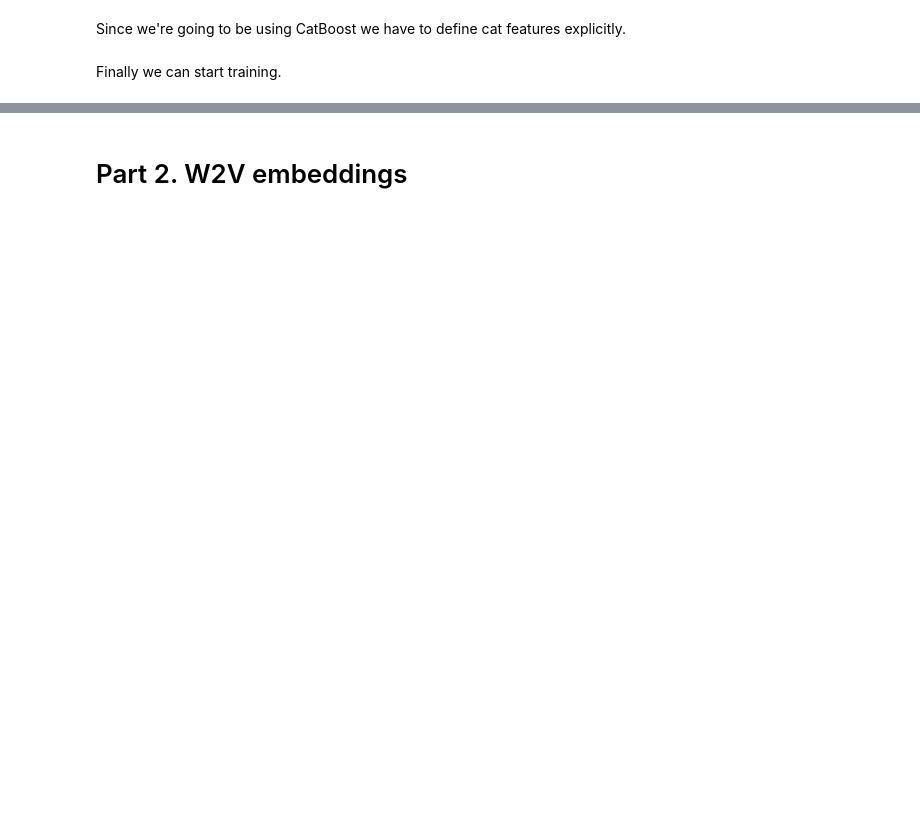
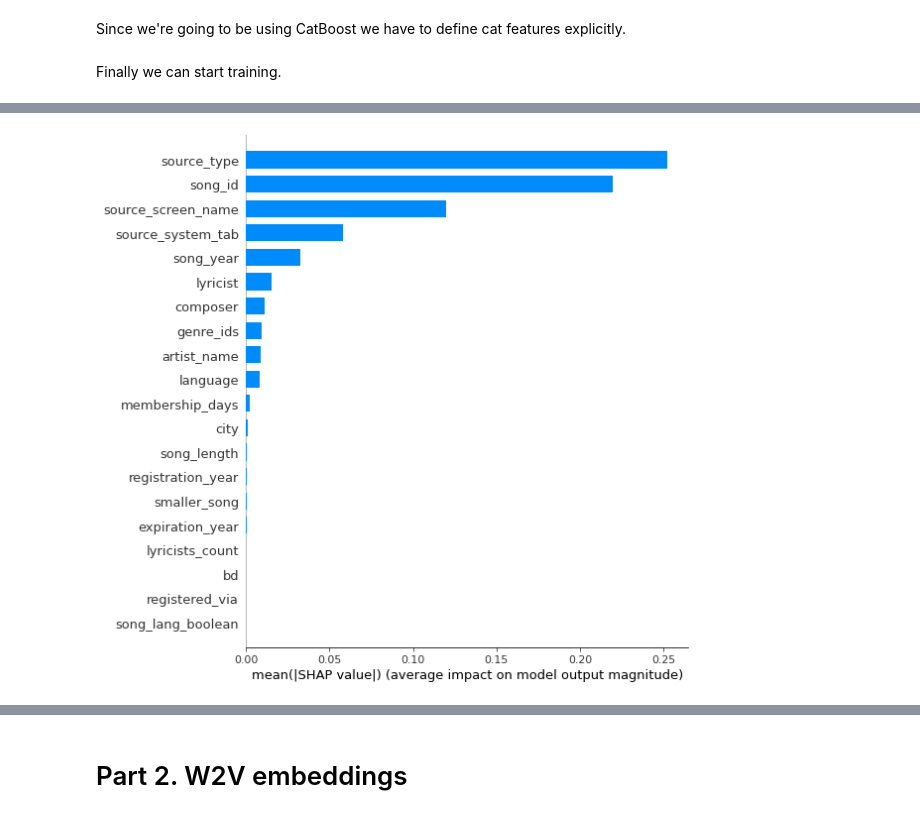
Before and after one commit to Mogreine/hse_recsys, a Jupyter notebook: hw2/src/hse_recsys_hw2.ipynb, the cells around one changed output, grey strips where cells are left out. Drawn from its saved outputs; the diff is of its cells as text; code cells hidden in the pictures; blank space fills up the shorter version.

```diff
--- a/hw2/src/hse_recsys_hw2.ipynb
+++ b/hw2/src/hse_recsys_hw2.ipynb
@@ -139,7 +138,7 @@ def preprocess_data(members, songs, songs_extra):
             return np.nan
 
     songs_extra["song_year"] = songs_extra["isrc"].apply(isrc_to_year)
-    songs_extra.drop(["isrc", "name"], axis=1, inplace=True)
+    songs_extra.drop(["isrc"], axis=1, inplace=True)
 
     return members, songs, songs_extra
 # %%
@@ -210,12 +209,7 @@ def smaller_song(x, mean_song_length):
 
 
 def process_df(df):
-    df_agg = df.groupby("msno").aggregate("count")
-    df_agg = df_agg[df_agg["song_id"] < 1024]
-
-    users = set(df_agg.index)
-
-    df = df[df["msno"].isin(users)]
+    df = df.groupby("msno").head(1023).reset_index(drop=True)
 
     df["lyricist"] = df["lyricist"].cat.add_categories(["no_lyricist"])
     df["lyricist"].fillna("no_lyricist", inplace=True)
@@ -326,7 +303,7 @@ def train_cb(train, val):
     }
 
     model = CatBoostRanker(**parameters)
-    model.fit(train, eval_set=val, plot=True, verbose=1)
+    model = model.fit(train, eval_set=val, plot=True, verbose=1)
 
     metrics = model.eval_metrics(data=val, metrics=["NDCG", "QueryAUC", "AUC"])
 
@@ -359,0 +364,7 @@ AUC:  0.6909
+# %%
+explainer = shap.TreeExplainer(model)
+shap_values = explainer.shap_values(X_train[:50000])
+# %%
+shap.summary_plot(shap_values, X_train, plot_type="bar")
+# %% [output]
+[figure, added]
```
Also changed, not shown: parts of 28 cells of this notebook.
